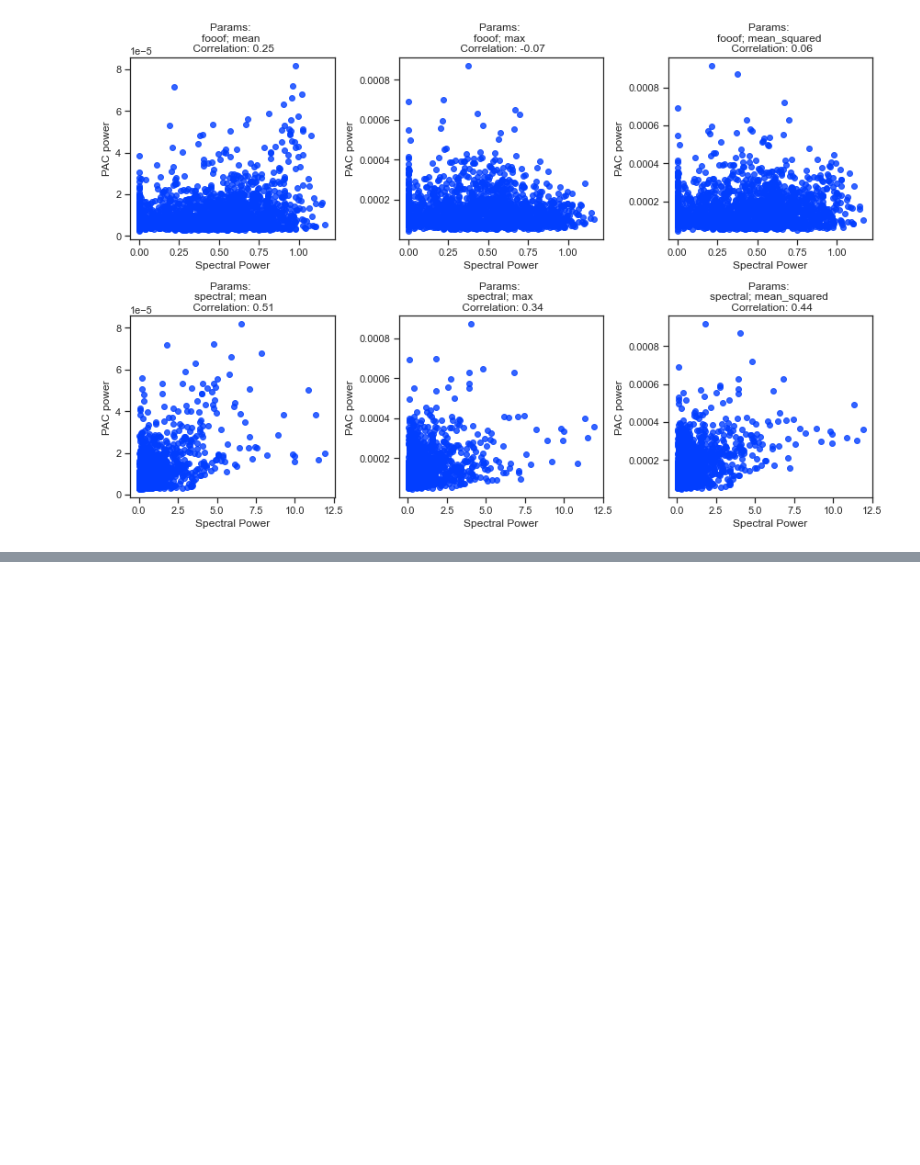
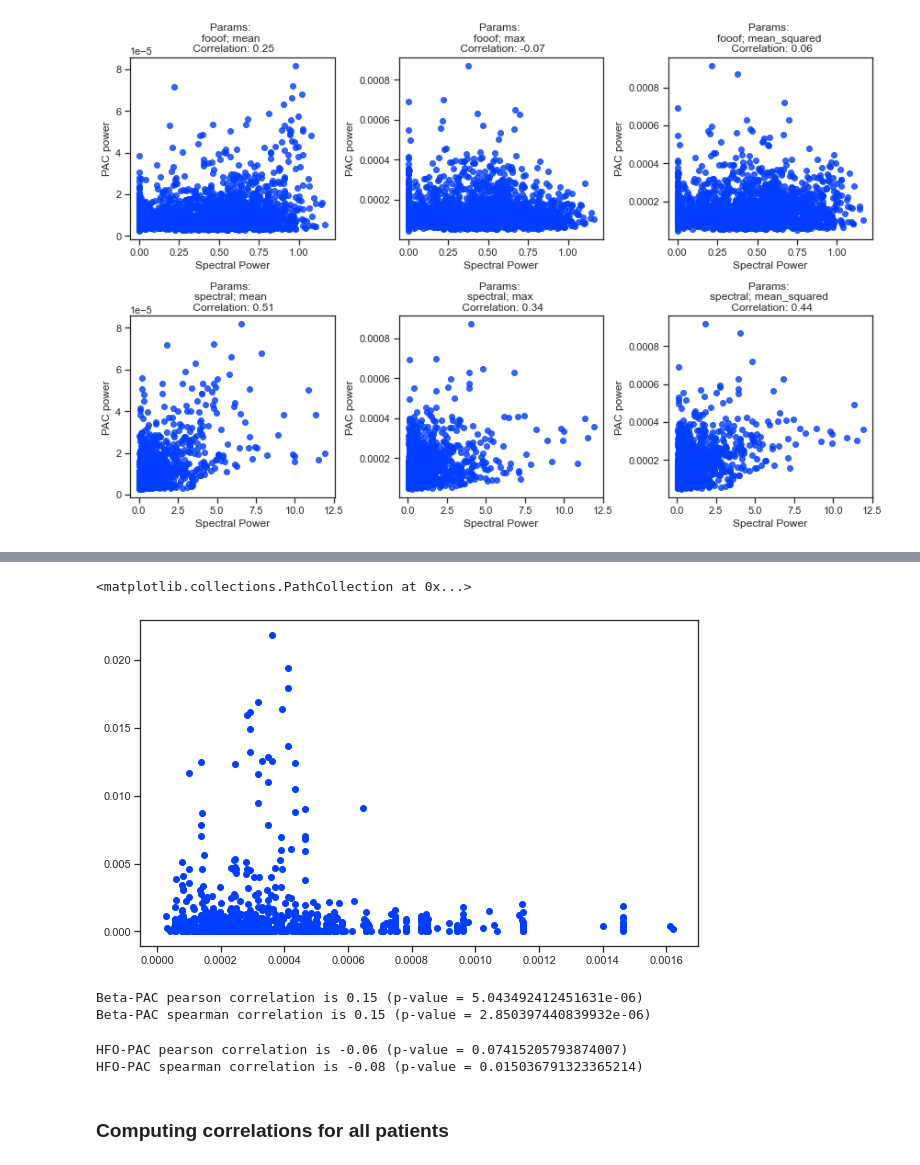
Before and after one commit to atimcenko/pac, a Jupyter notebook: dev_beta_pac_corr.ipynb, the cells around one changed output, grey strips where cells are left out. Drawn from its saved outputs; the diff is of its cells as text; code cells hidden in the pictures; blank space fills up the shorter version.

```diff
--- a/dev_beta_pac_corr.ipynb
+++ b/dev_beta_pac_corr.ipynb
@@ -508,0 +691,27 @@ plt.show()
+# %%
+plt.scatter(hfo_powers, pac_powers)
+# %% [output]
+<matplotlib.collections.PathCollection at 0x...>
+[figure, added]
+# %%
+for corr_type in ["pearson", "spearman"]:
+    if corr_type == 'pearson':
+        rho, pval = stats.pearsonr(beta_powers, pac_powers)
+    if corr_type == 'spearman':
+        rho, pval = stats.spearmanr(beta_powers, pac_powers)
+    print(f"Beta-PAC {corr_type} correlation is {rho:.2f} (p-value = {pval})")
+# %% [output]
+Beta-PAC pearson correlation is 0.15 (p-value = 5.043492412451631e-06)
+Beta-PAC spearman correlation is 0.15 (p-value = 2.850397440839932e-06)
+# %%
+for corr_type in ["pearson", "spearman"]:
+    if corr_type == 'pearson':
+        rho, pval = stats.pearsonr(hfo_powers, pac_powers)
+    if corr_type == 'spearman':
+        rho, pval = stats.spearmanr(hfo_powers, pac_powers)
+    print(f"HFO-PAC {corr_type} correlation is {rho:.2f} (p-value = {pval})")
+# %% [output]
+HFO-PAC pearson correlation is -0.06 (p-value = 0.07415205793874007)
+HFO-PAC spearman correlation is -0.08 (p-value = 0.015036791323365214)
+# %% [markdown]
+### Computing correlations for all patients
```
Also changed, not shown: parts of 62 cells of this notebook, 1 other file.
